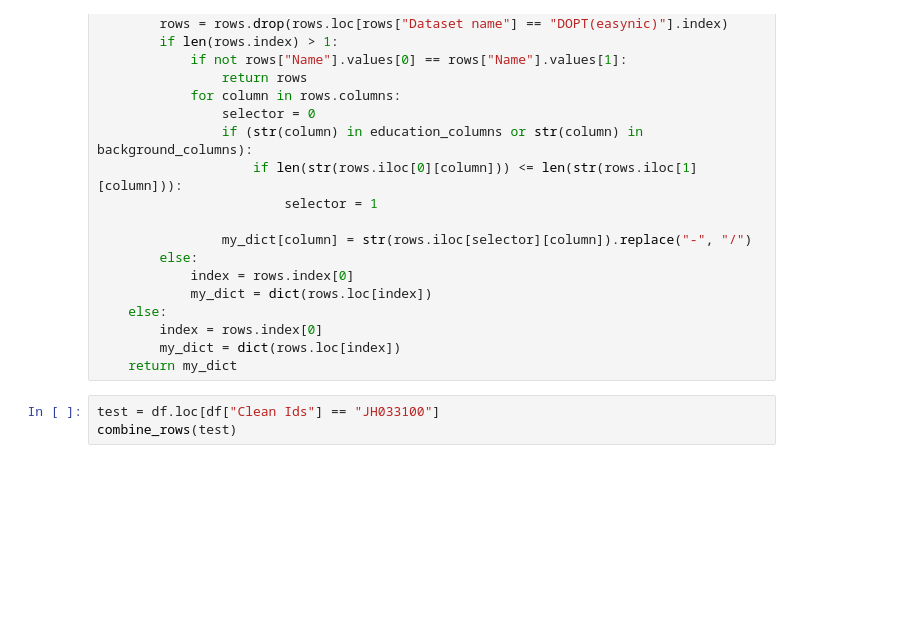
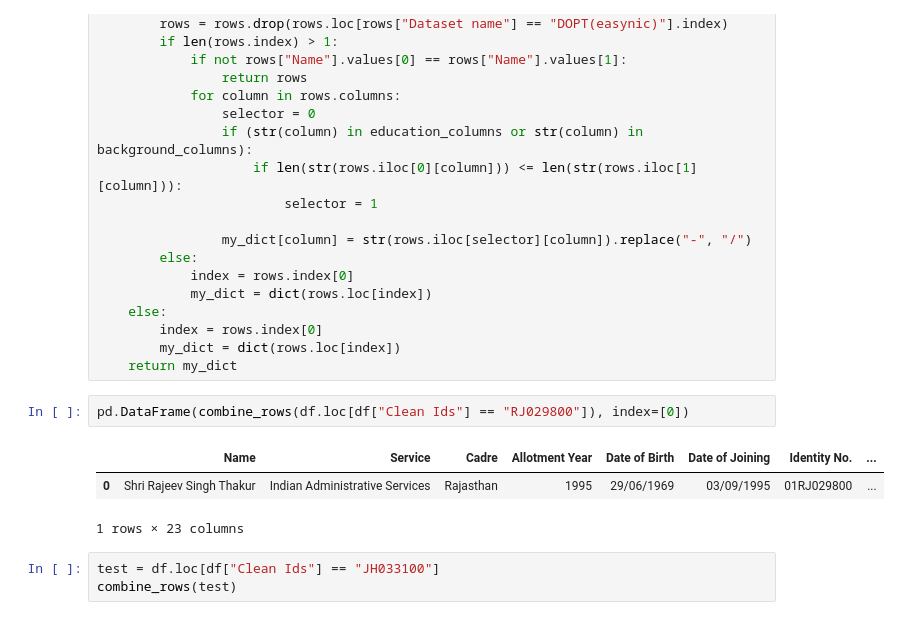
Before and after one commit to tcpd/ias-officers, a Jupyter notebook: code/clean_up.ipynb, the cells around one changed output. Drawn from its saved outputs; the diff is of its cells as text; blank space fills up the shorter version.

```diff
--- a/code/clean_up.ipynb
+++ b/code/clean_up.ipynb
@@ -78,6 +78,12 @@ def combine_rows(rows):
         index = rows.index[0]
         my_dict = dict(rows.loc[index])
     return my_dict
+# %%
+pd.DataFrame(combine_rows(df.loc[df["Clean Ids"] == "RJ029800"]), index=[0])
+# %% [output]
+|  | Name | Service | Cadre | Allotment Year | Date of Birth | Date of Joining | Identity No. | ... |
+| 0 | Shri Rajeev Singh Thakur | Indian Administrative Services | Rajasthan | 1995 | 29/06/1969 | 03/09/1995 | 01RJ029800 | ... |
+1 rows × 23 columns
 # %%
 test = df.loc[df["Clean Ids"] == "JH033100"]
 combine_rows(test)
```
Also changed, not shown: 3 other files.
